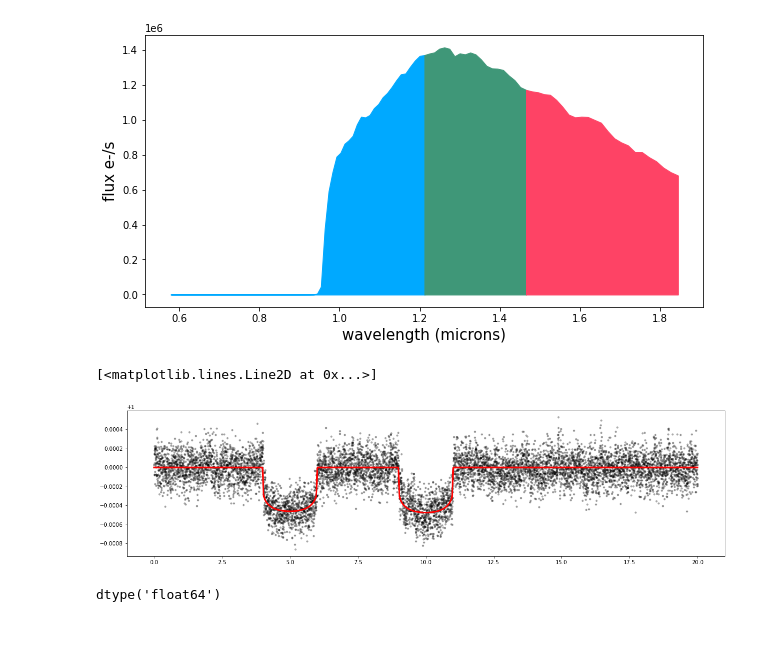
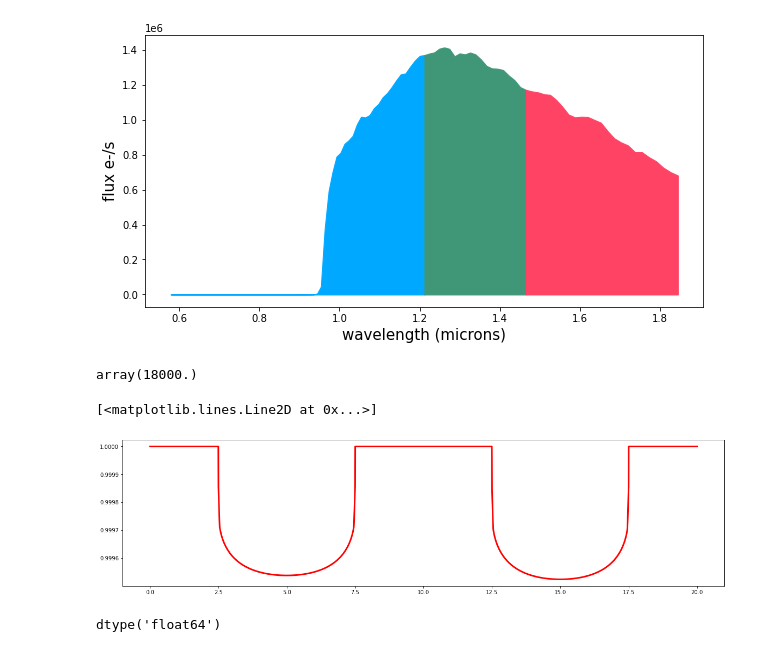
Before and after one commit to tagordon/exomoons_jwst, a Jupyter notebook: notebooks/simulations/Kepler22b.ipynb, the cells around one changed output. Saved outputs shown, nothing was run; the diff lists cells and outputs as text; code cells hidden in the pictures.

```diff
--- a/notebooks/simulations/Kepler22b.ipynb
+++ b/notebooks/simulations/Kepler22b.ipynb
@@ -119,12 +160,15 @@ pl.savefig("/Users/tgordon/Desktop/spec.pdf")
 [figure]
 # %%
 import exoplanet as xo
-orbit = xo.orbits.KeplerianOrbit(period=5.0*60*60)
+orbit = xo.orbits.SimpleTransitOrbit(period=5*60*60, duration=5)
 u = [0.3, 0.2]
 rp = 0.0203
 rm = 0.02
-t0p = 10
+t0p = 15
 t0m = 5
+rstar = 0.98
+dt = 6.977
+#P = 2*np.pi*
 planet = (
     xo.LimbDarkLightCurve(u)
     .get_light_curve(orbit=orbit, r=rp, t=t/(60*60) - t0p, texp=np.mean(np.diff(t))/(60*60))
@@ -135,13 +179,17 @@ moon = (
     .get_light_curve(orbit=orbit, r=rm , t=t/(60*60) - t0m, texp=np.mean(np.diff(t))/(60*60))
     .eval()
 ).T[0]
+# %%
+orbit.period.eval()
+# %% [output]
+array(18000.)
 # %%
 pl.figure(figsize=(20, 5))
-pl.plot(t/(60*60), monochrome/np.mean(monochrome) + moon + planet, 'k.', alpha=0.3)
+#pl.plot(t/(60*60), monochrome/np.mean(monochrome) + moon + planet, 'k.', alpha=0.3)
 pl.plot(t/(60*60), moon+1+planet, linewidth=3, color='r')
 # %% [output]
 [<matplotlib.lines.Line2D at 0x...>]
-[figure, old version]
+[figure, new version]
 # %%
 from astropy.table import table
 
```
Also changed, not shown: parts of 3 cells of this notebook, 39 other files.
